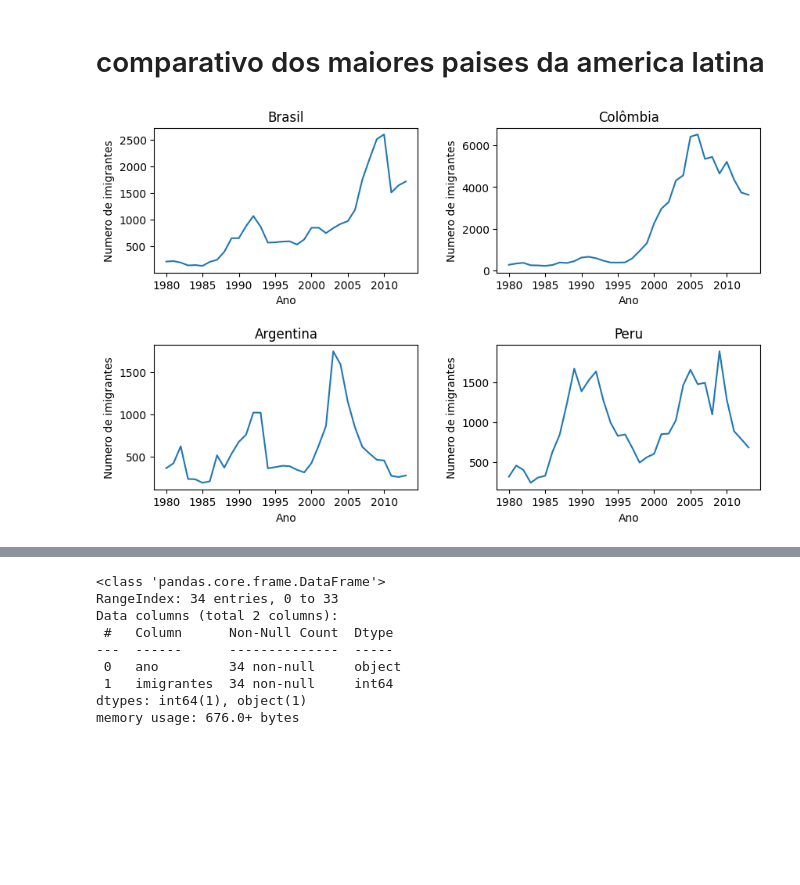
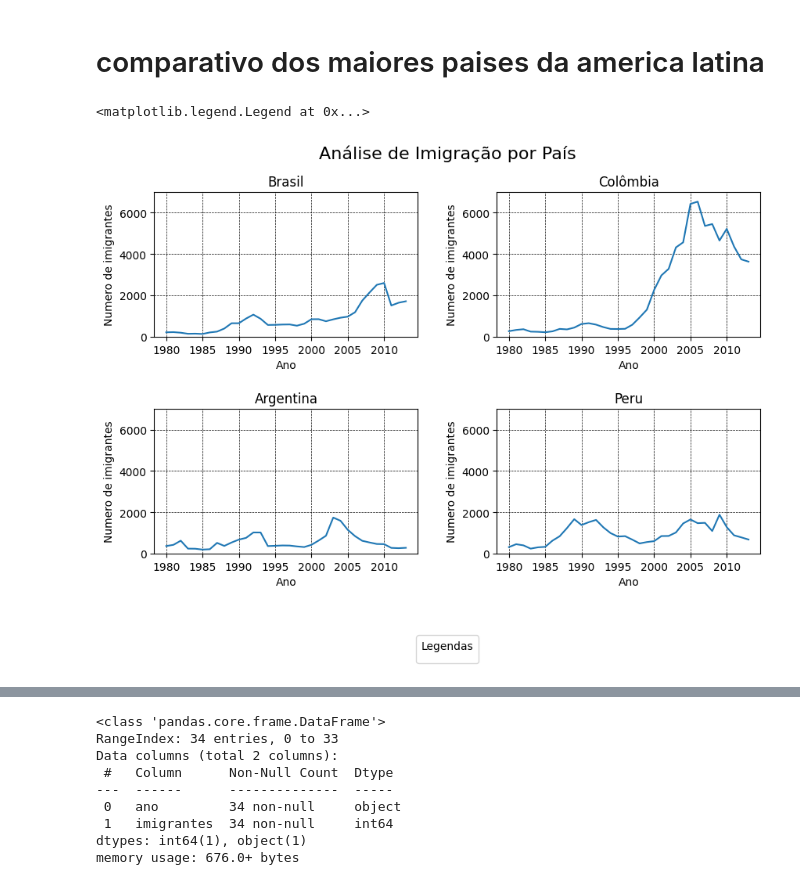
Before and after one commit to victorhphugo/aula1, a Jupyter notebook: aula1.ipynb, the cells around one changed output, grey strips where cells are left out. Saved outputs shown, nothing was run; the diff lists cells and outputs as text; code cells hidden in the pictures; blank space fills up the shorter version.

```diff
--- a/aula1.ipynb
+++ b/aula1.ipynb
@@ -36,7 +36,7 @@ import pandas as pd
 # %%
 import matplotlib.pyplot as plt
 # %%
-df = pd.read_csv('datasets/imigrantes_canada.csv')
+df = pd.read_csv('dataset/imigrantes_canada.csv')
 # %%
 df
 # %% [output]
@@ -56,3 +65,9 @@ df
+# %%
+df.columns=['Pais', 'Continente', 'Regiao', '1980', '1981', '1982', '1983', '1984',
+       '1985', '1986', '1987', '1988', '1989', '1990', '1991', '1992', '1993',
+       '1994', '1995', '1996', '1997', '1998', '1999', '2000', '2001', '2002',
+       '2003', '2004', '2005', '2006', '2007', '2008', '2009', '2010', '2011',
+       '2012', '2013', 'Total']
 # %%
 type(df)
 # %% [output]
@@ -119,7 +134,7 @@ pandas.core.series.Series
 # %% [markdown]
 ## mudando o índice do dataframe , alterando sua estrutura original (inplace = True)
 # %%
-df.set_index('País',inplace=True)
+df.set_index('Pais',inplace=True)
 # %%
 for i in range(10):
     print(i)
@@ -362,32 +393,53 @@ df_brasil.describe()
 # %% [markdown]
 # comparativo dos maiores paises da america latina
 # %%
+import matplotlib.pyplot as plt
+
 # criar um subplots
 fig,axs = plt.subplots(2,2,figsize=(10,6))
+
 axs[0,0].plot(df.loc["Brasil",anos])
 axs[0,0].set_title("Brasil")
+axs[0,0].grid(True, linestyle='--', linewidth=0.5, color='black')
+
 
 # colonbia
 
 axs[0,1].plot(df.loc["Colômbia",anos])
 axs[0,1].set_title("Colômbia")
+axs[0,1].grid(True, linestyle='--', linewidth=0.5, color='black')
+
 #argentina
 
 axs[1,0].plot(df.loc["Argentina",anos])
 axs[1,0].set_title("Argentina")
+axs[1,0].grid(True, linestyle='--', linewidth=0.5, color='black')
 
 # peru
 
 axs[1,1].plot(df.loc["Peru",anos])
 axs[1,1].set_title("Peru")
+axs[1,1].grid(True, linestyle='--', linewidth=0.5, color='black')
 
 fig.subplots_adjust(hspace=0.5,wspace=0.3)
 
 for ax in axs.flat:
     ax.xaxis.set_major_locator(plt.MultipleLocator(5))
 
-for ax in axs.flat:
+for ax in axs.flat: # USO DE ARRAY BIDIMENSIONAL POR PADRÃO
     ax.set_xlabel("Ano")
     ax.set_ylabel("Numero de imigrantes")
+
+## DEFININDO LIMITES NO EIXO Y
+ymin = 0
+ymax = 7000
+
+for ax in axs.ravel():
+    ax.set_ylim(ymin,ymax)
+
+fig.suptitle("Análise de Imigração por País", fontsize=16)
+
+fig.legend(loc='upper center', ncol=4, bbox_to_anchor=(0.5, -0.05), title='Legendas', fontsize=12)
 # %% [output]
+<matplotlib.legend.Legend at 0x...>
-[figure, old version]
+[figure, new version]
```
Also changed, not shown: parts of 17 cells of this notebook.
